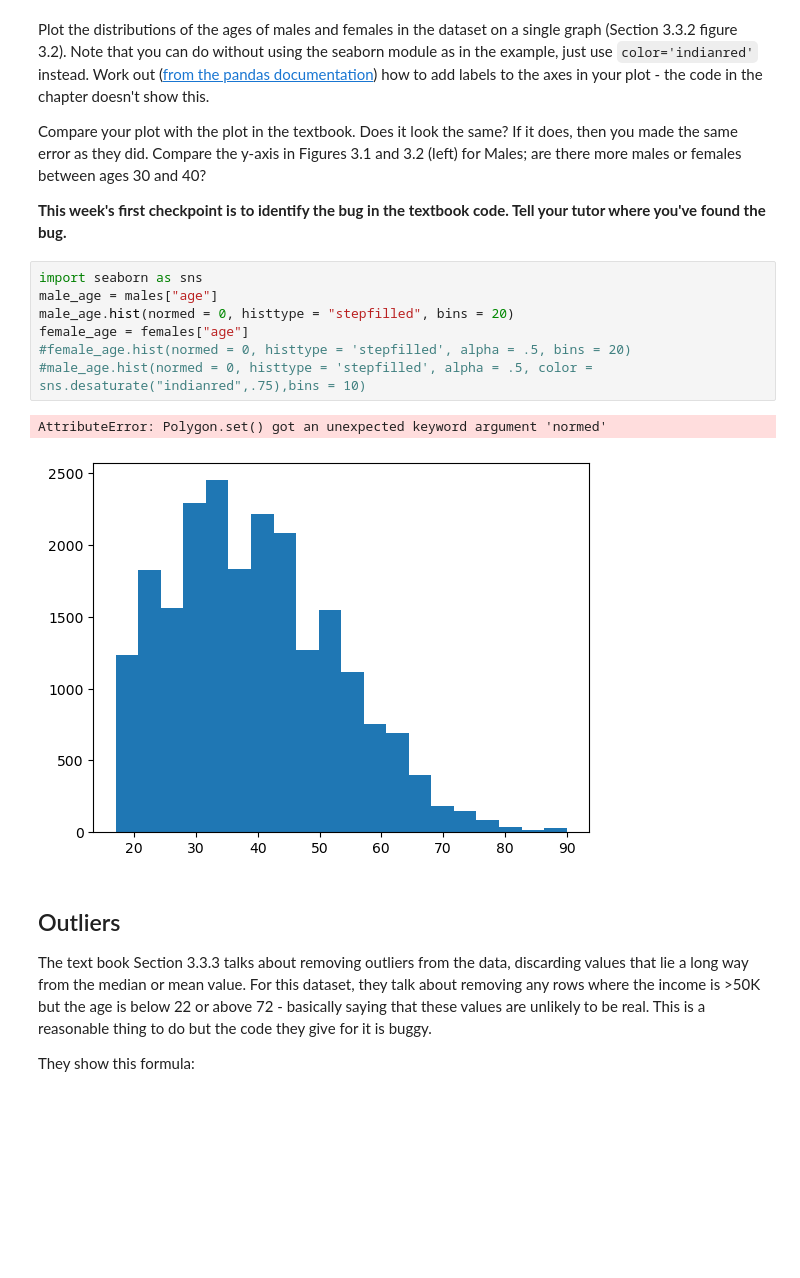
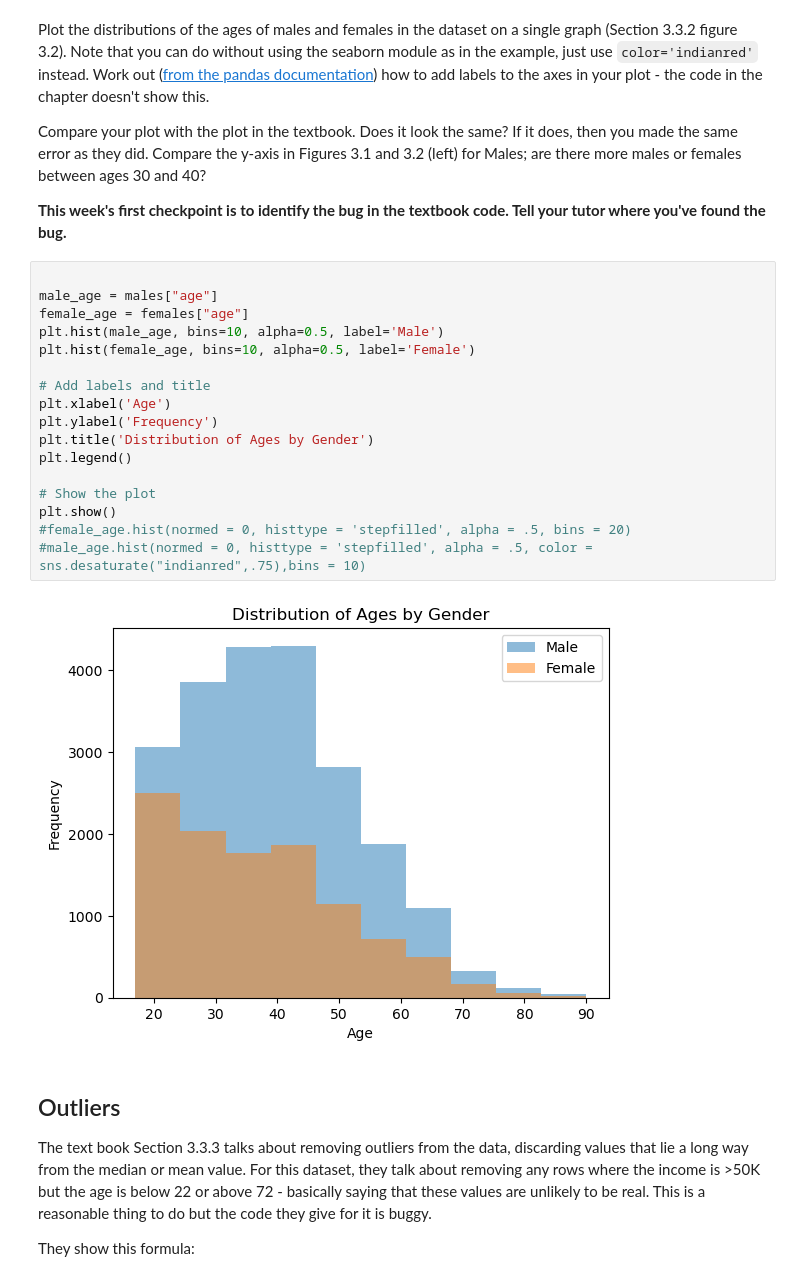
Before and after one commit to Nathaniel-Roberts/Data-Science-Portfolio-1-And-Weekly-Practicals, a Jupyter notebook: Workshop Week 3/Workshop Week 3.ipynb, the cells around one changed output. Drawn from its saved outputs; the diff is of its cells as text; blank space fills up the shorter version.

```diff
--- a/Workshop Week 3/Workshop Week 3.ipynb
+++ b/Workshop Week 3/Workshop Week 3.ipynb
@@ -155,15 +155,24 @@ Compare your plot with the plot in the textbook.  Does it look the same? If it d
 
 **This week's first checkpoint is to identify the bug in the textbook code.  Tell your tutor where you've found the bug.**
 # %%
-import seaborn as sns
+
 male_age = males["age"]
-male_age.hist(normed = 0, histtype = "stepfilled", bins = 20)
 female_age = females["age"]
+plt.hist(male_age, bins=10, alpha=0.5, label='Male')
+plt.hist(female_age, bins=10, alpha=0.5, label='Female')
+
+# Add labels and title
+plt.xlabel('Age')
+plt.ylabel('Frequency')
+plt.title('Distribution of Ages by Gender')
+plt.legend()
+
+# Show the plot
+plt.show()
 #female_age.hist(normed = 0, histtype = 'stepfilled', alpha = .5, bins = 20)
 #male_age.hist(normed = 0, histtype = 'stepfilled', alpha = .5, color = sns.desaturate("indianred",.75),bins = 10)
 # %% [output]
-AttributeError: Polygon.set() got an unexpected keyword argument 'normed'
-[figure, old version]
+[figure, new version]
 # %% [markdown]
 ## Outliers
 
```
Also changed, not shown: parts of 9 cells of this notebook.
